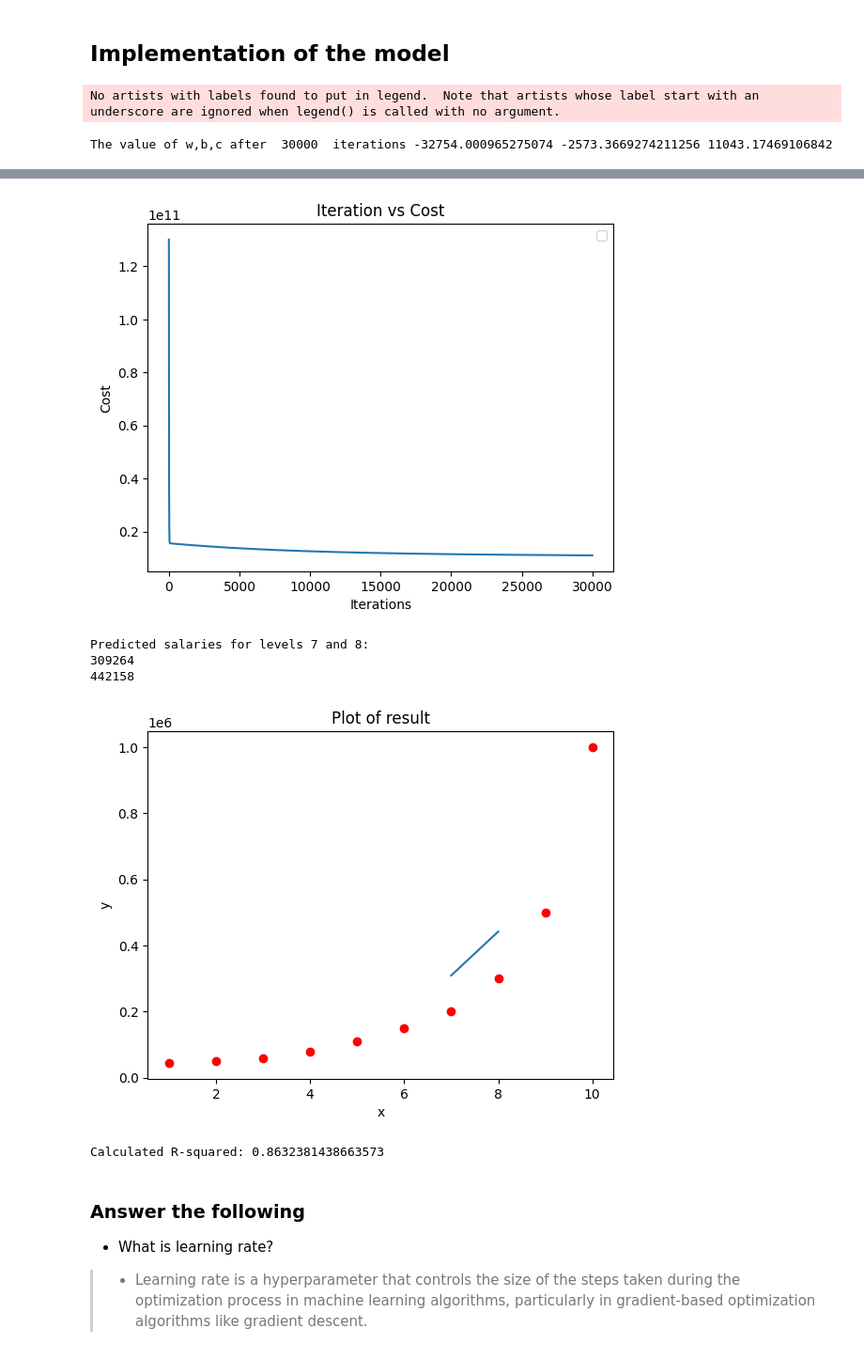
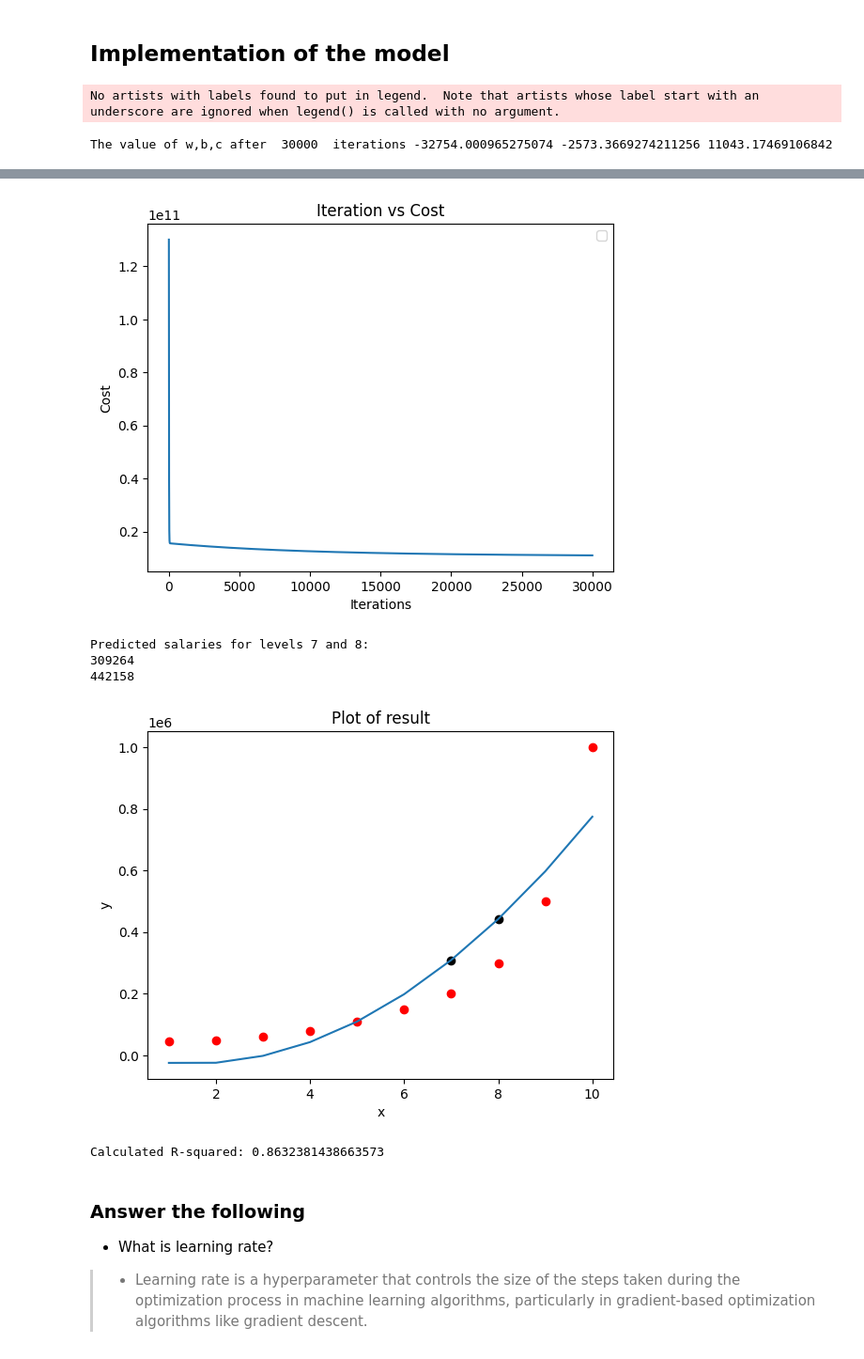
Before and after one commit to annapurna1702/Polynomial-Regression-Model-for-Salary-Prediction, a Jupyter notebook: Predictive_Analytics_Polynomial_Regression_Assignment_2.ipynb, the cells around one changed output, grey strips where cells are left out. Shown at 94% size. Drawn from its saved outputs; the diff is of its cells as text; code cells hidden in the pictures.

```diff
--- a/Predictive_Analytics_Polynomial_Regression_Assignment_2.ipynb
+++ b/Predictive_Analytics_Polynomial_Regression_Assignment_2.ipynb
@@ -178,36 +178,37 @@ for salary in predicted_salaries:
 
 # mark the point or result in the graph (plot)
 plt.scatter(x, y, color='red', label='Data')
-plt.plot(levels_to_predict, predicted_salaries, label='Predicted')
+plt.scatter(levels_to_predict,predicted_salaries,color='black')
+plt.plot(x,y_pred, label='Predicted')
 plt.xlabel('x')
 plt.ylabel('y')
 plt.title('Plot of result')
 plt.show()
 
 # Estimate the model performance
 # Done by R2
 
 y_mean = np.mean(y)
 
 # Calculate SST
 SST = np.sum((y - y_mean) ** 2)
 
 # Calculate SSR
 SSE = np.sum((y - y_pred) ** 2)
 
 # Calculate R-squared
 r2 = 1 - (SSE / SST)
 
 print("Calculated R-squared:", r2)
 # %% [output]
 No artists with labels found to put in legend.  Note that artists whose label start with an underscore are ignored when legend() is called with no argument.
 The value of w,b,c after  30000  iterations -32754.000965275074 -2573.3669274211256 11043.17469106842
 [figure]
 [figure]
 Predicted salaries for levels 7 and 8:
 309264
 442158
-[figure, old version]
+[figure, new version]
 Calculated R-squared: 0.8632381438663573
 # %% [markdown]
 ### Answer the following
```
Also changed, not shown: parts of 1 cell of this notebook.
